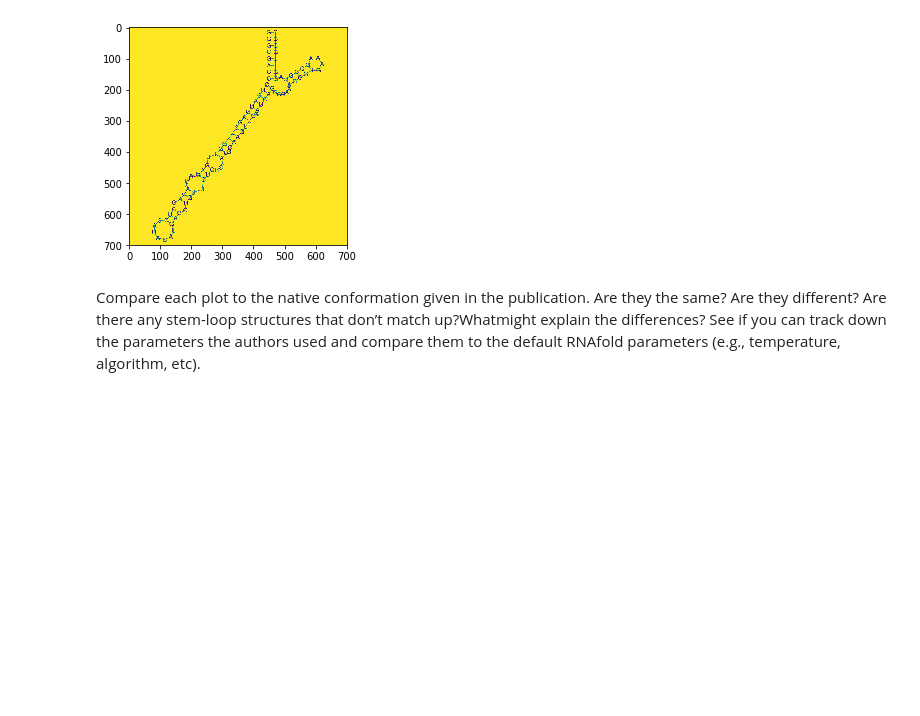
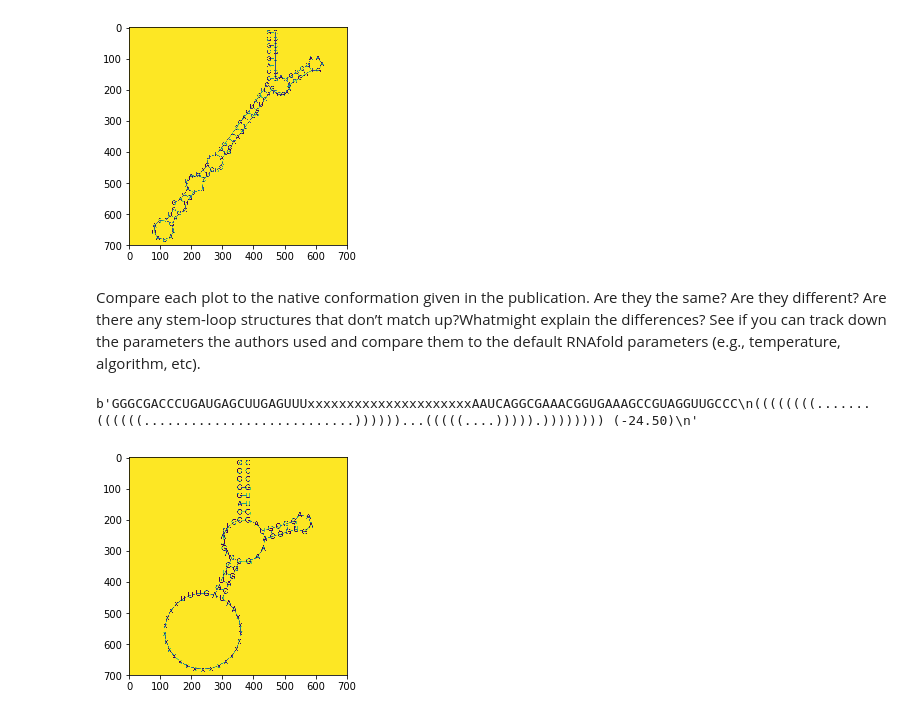
Before and after one commit to nathan2wong/computational_biology_BioE131, a Jupyter notebook: lab5/lab5.ipynb, the cells around one changed output. Cells and saved outputs as stored; diff of their text form; code cells hidden in the pictures; blank space fills up the shorter version.

Commit message:
push images

```diff
--- a/lab5/lab5.ipynb
+++ b/lab5/lab5.ipynb
@@ -110,3 +115,14 @@ plt.show()
 [figure]
 # %% [markdown]
 Compare each plot to the native conformation given in the publication. Are they the same? Are they different? Are there any stem-loop structures that don’t match up?Whatmight explain the differences? See if you can track down the parameters the authors used and compare them to the default RNAfold parameters (e.g., temperature, algorithm, etc).
+# %%
+proc = subprocess.run('RNAfold -C yes_1_constraints.txt', stdout=subprocess.PIPE, stderr=subprocess.PIPE, check=True, shell=True)
+print(proc.stdout)
+proc2 = subprocess.run(['RNAplot'], input=proc.stdout, stdout=subprocess.PIPE, stderr=subprocess.PIPE, check=True)
+proc3 = subprocess.call('convert rna.ps rna_yes_1_constraints.png', shell=True)
+img = mpimg.imread('rna_yes_1_constraints.png')
+imgplot = plt.imshow(img)
+plt.show()
+# %% [output]
+b'GGGCGACCCUGAUGAGCUUGAGUUUxxxxxxxxxxxxxxxxxxxxxAAUCAGGCGAAACGGUGAAAGCCGUAGGUUGCCC\n((((((((.......((((((...........................))))))...(((((....))))).)))))))) (-24.50)\n'
+[figure, added]
```
Also changed, not shown: parts of 9 cells of this notebook, 9 other files.
